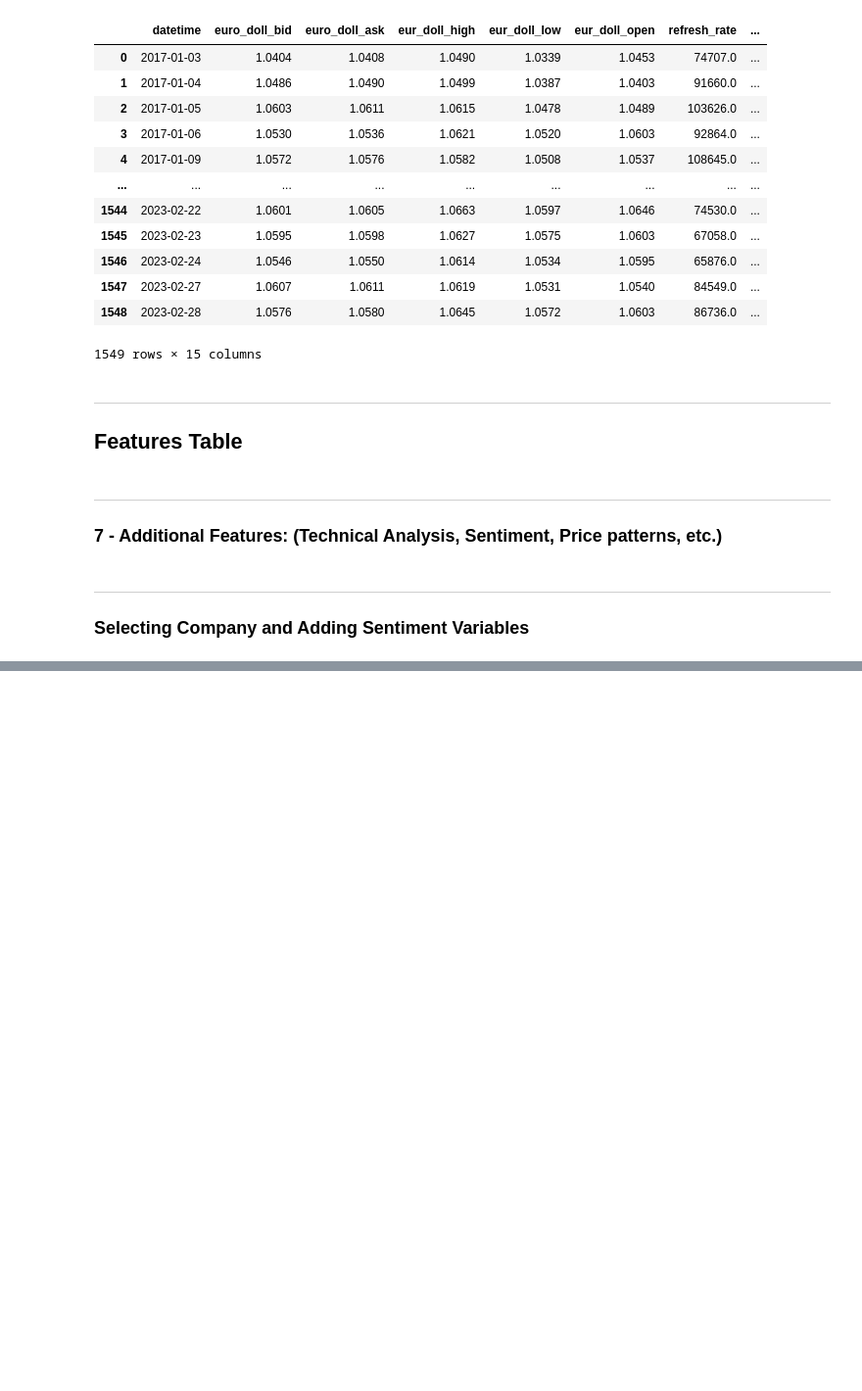
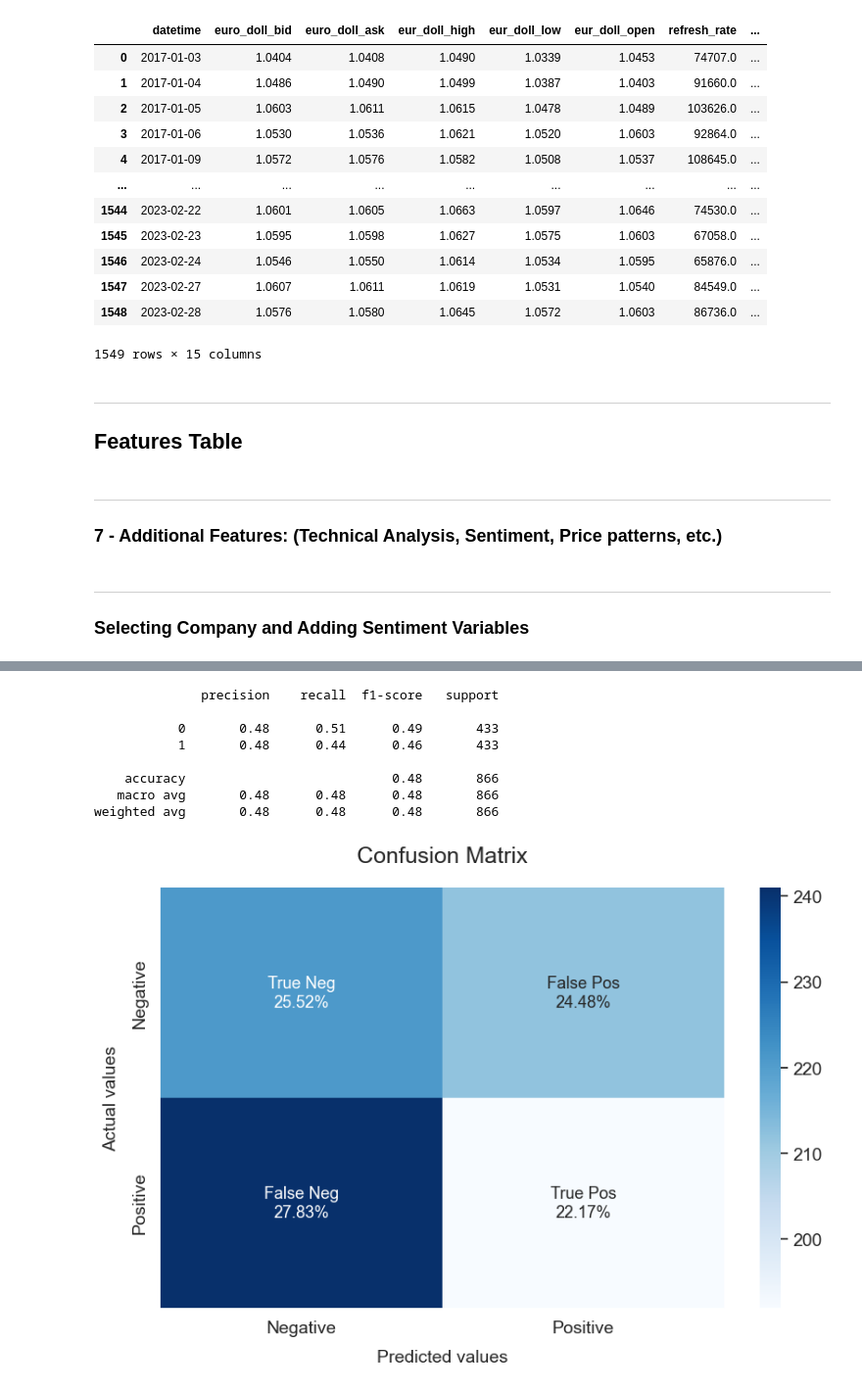
Before and after one commit to Diegozu97/thesis_code, a Jupyter notebook: 05_data_prep.ipynb, the cells around one changed output, grey strips where cells are left out. Shown at 98% size. Drawn from its saved outputs; the diff is of its cells as text; code cells hidden in the pictures; blank space fills up the shorter version.

```diff
--- a/05_data_prep.ipynb
+++ b/05_data_prep.ipynb
@@ -397,3 +461,15 @@ resutls_df['y_pred'] = resutls_df['y_pred'].fillna(0)
 resutls_df = resutls_df.set_index("datetime")
 # %%
 from utils import model_evaluate
+# %%
+model_evaluate(resutls_df["y_test"], resutls_df["y_pred"]) # without S = 50
+# %% [output]
+              precision    recall  f1-score   support
+
+           0       0.48      0.51      0.49       433
+           1       0.48      0.44      0.46       433
+
+    accuracy                           0.48       866
+   macro avg       0.48      0.48      0.48       866
+weighted avg       0.48      0.48      0.48       866
+[figure, added]
```
Also changed, not shown: parts of 29 cells of this notebook, 2 other files.
